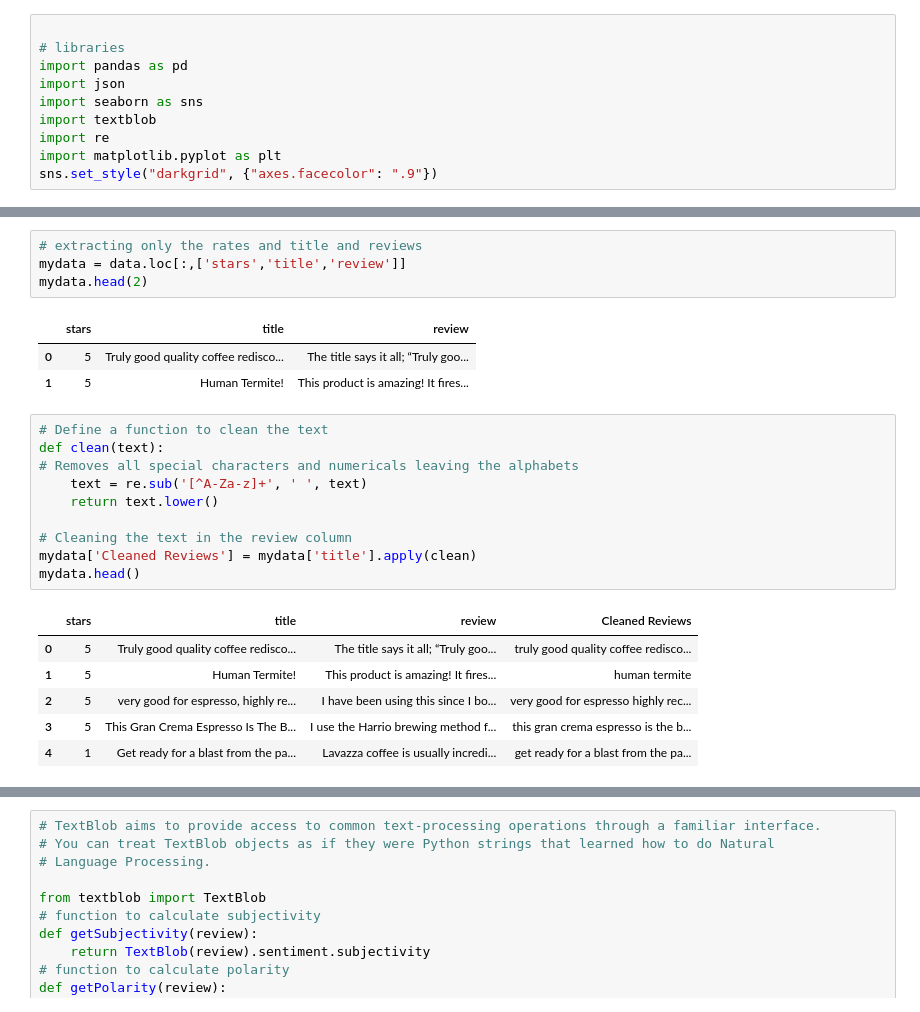
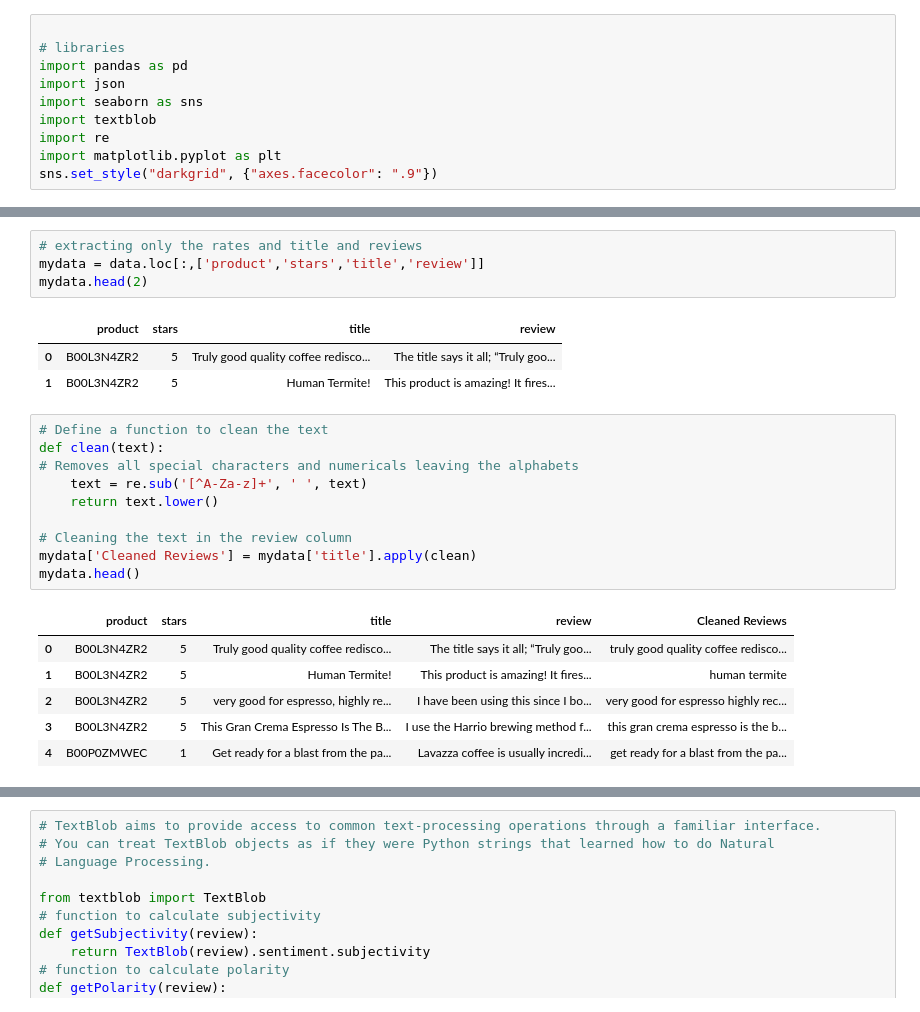
Before and after one commit to yassmin1/Coffee_Lovers, a Jupyter notebook: coffee_review_sentiments.ipynb, the cells around one changed output, grey strips where cells are left out. Saved outputs shown, nothing was run; the diff lists cells and outputs as text.

```diff
--- a/coffee_review_sentiments.ipynb
+++ b/coffee_review_sentiments.ipynb
@@ -50,12 +50,12 @@ data.head(2)
 | 1 | B00L3N4ZR2 | Mr Sniggleswerth | /gp/profile/amzn1.account.AGNW7B2... | the United States | 2019-05-08 | 5 | Human Termite! | This product is amazing! It fires... |
 # %%
 # extracting only the rates and title and reviews
-mydata = data.loc[:,['stars','title','review']]
+mydata = data.loc[:,['product','stars','title','review']]
 mydata.head(2)
 # %% [output]
-|  | stars | title | review |
-| 0 | 5 | Truly good quality coffee redisco... | The title says it all; “Truly goo... |
-| 1 | 5 | Human Termite! | This product is amazing! It fires... |
+|  | product | stars | title | review |
+| 0 | B00L3N4ZR2 | 5 | Truly good quality coffee redisco... | The title says it all; “Truly goo... |
+| 1 | B00L3N4ZR2 | 5 | Human Termite! | This product is amazing! It fires... |
 # %%
 # Define a function to clean the text
 def clean(text):
@@ -67,12 +67,12 @@ def clean(text):
 mydata['Cleaned Reviews'] = mydata['title'].apply(clean)
 mydata.head()
 # %% [output]
-|  | stars | title | review | Cleaned Reviews |
-| 0 | 5 | Truly good quality coffee redisco... | The title says it all; “Truly goo... | truly good quality coffee redisco... |
-| 1 | 5 | Human Termite! | This product is amazing! It fires... | human termite |
-| 2 | 5 | very good for espresso, highly re... | I have been using this since I bo... | very good for espresso highly rec... |
-| 3 | 5 | This Gran Crema Espresso Is The B... | I use the Harrio brewing method f... | this gran crema espresso is the b... |
-| 4 | 1 | Get ready for a blast from the pa... | Lavazza coffee is usually incredi... | get ready for a blast from the pa... |
+|  | product | stars | title | review | Cleaned Reviews |
+| 0 | B00L3N4ZR2 | 5 | Truly good quality coffee redisco... | The title says it all; “Truly goo... | truly good quality coffee redisco... |
+| 1 | B00L3N4ZR2 | 5 | Human Termite! | This product is amazing! It fires... | human termite |
+| 2 | B00L3N4ZR2 | 5 | very good for espresso, highly re... | I have been using this since I bo... | very good for espresso highly rec... |
+| 3 | B00L3N4ZR2 | 5 | This Gran Crema Espresso Is The B... | I use the Harrio brewing method f... | this gran crema espresso is the b... |
+| 4 | B00P0ZMWEC | 1 | Get ready for a blast from the pa... | Lavazza coffee is usually incredi... | get ready for a blast from the pa... |
 # %%
 # cleaning stop words
 import nltk
```
Also changed, not shown: parts of 4 cells of this notebook.
